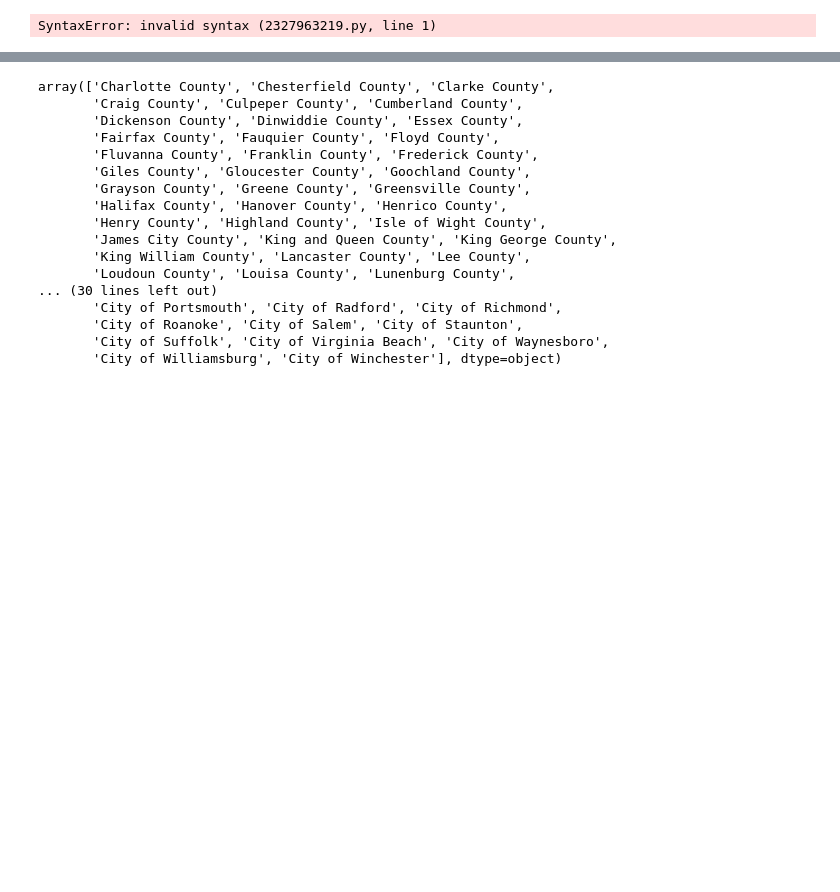
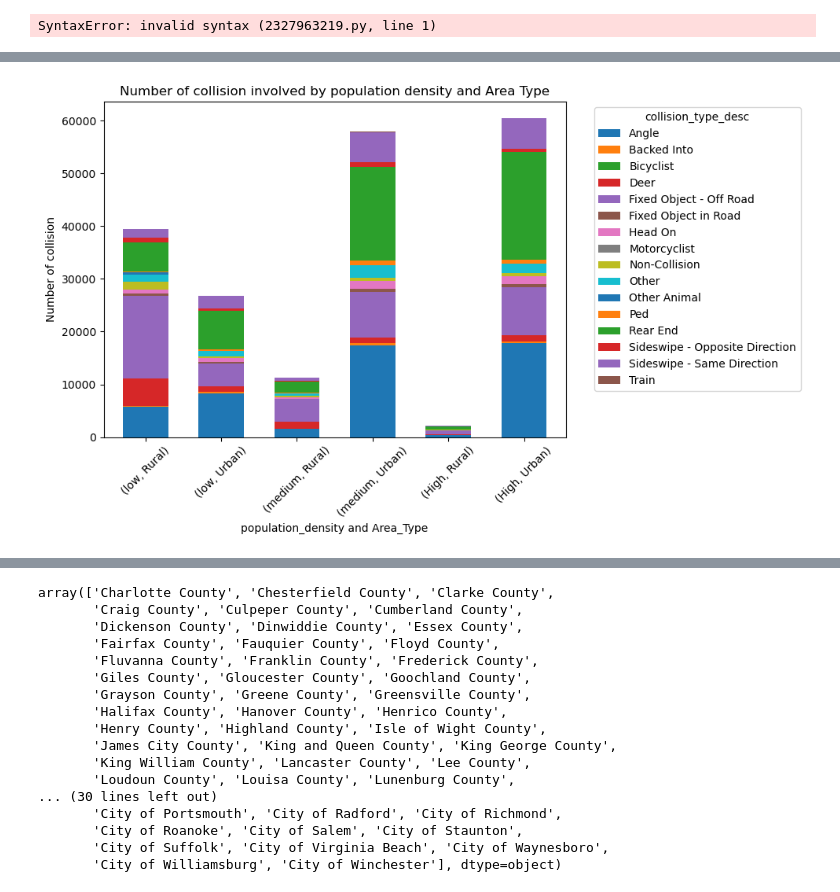
Before and after one commit to Eliab16/VDOT-crash-analysis, a Jupyter notebook: notebooks/VDOT-2.ipynb, the cells around one changed output, grey strips where cells are left out. Saved outputs shown, nothing was run; the diff lists cells and outputs as text; code cells hidden in the pictures; blank space fills up the shorter version.

Commit message:
collision graph

```diff
--- a/notebooks/VDOT-2.ipynb
+++ b/notebooks/VDOT-2.ipynb
@@ -213,0 +175,15 @@ memory usage: 1.5+ MB
+# %%
+vehicle_data = merged_data.groupby(['population_density','area_type','collision_type_desc']).size().unstack(level=-1).fillna(0)
+# %%
+vehicle_data.plot(kind='bar',stacked=True,figsize=(10,6),width=0.6)
+plt.title('Number of collision involved by population density and Area Type')
+plt.xlabel('population_density and Area_Type')
+plt.ylabel('Number of collision')
+plt.xticks(rotation=45)
+plt.legend(title='collision_type_desc',
+bbox_to_anchor=(1.05,1),
+loc= 'upper left')
+plt.tight_layout()
+plt.show()
+# %% [output]
+[figure, added]
```
Also changed, not shown: parts of 15 cells of this notebook.
